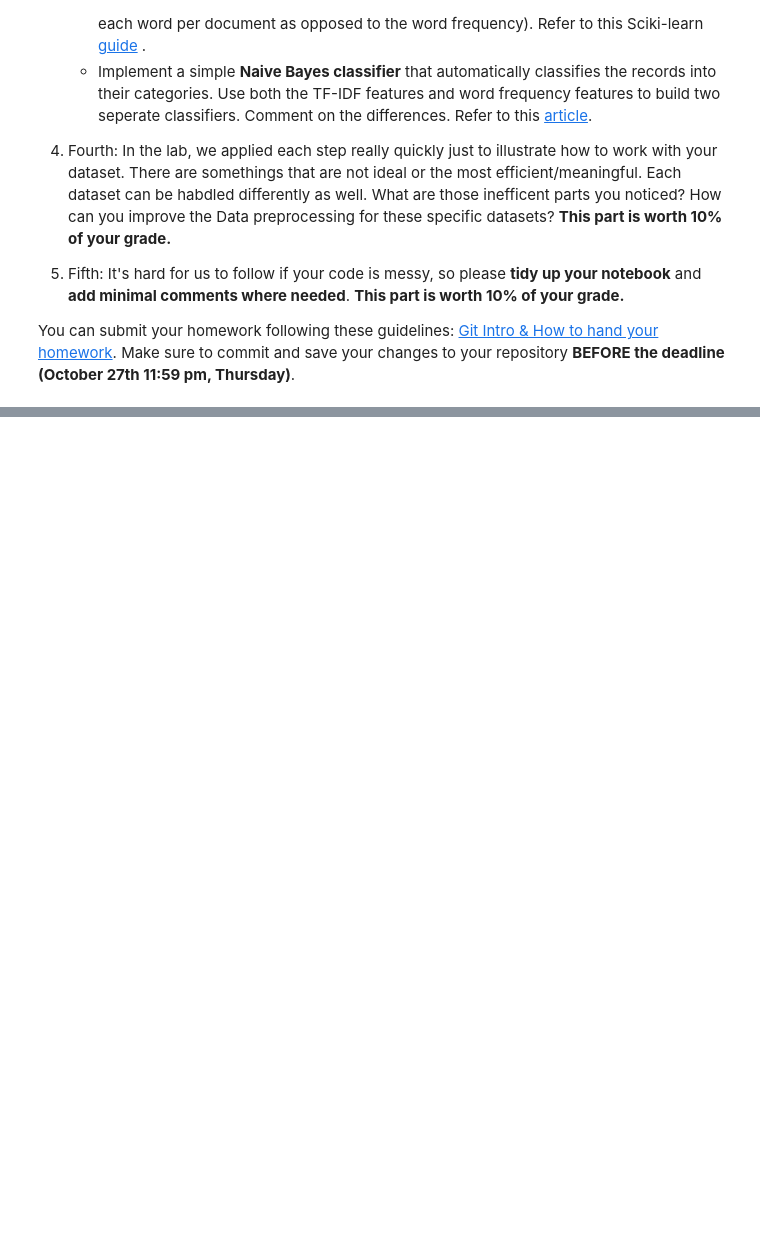
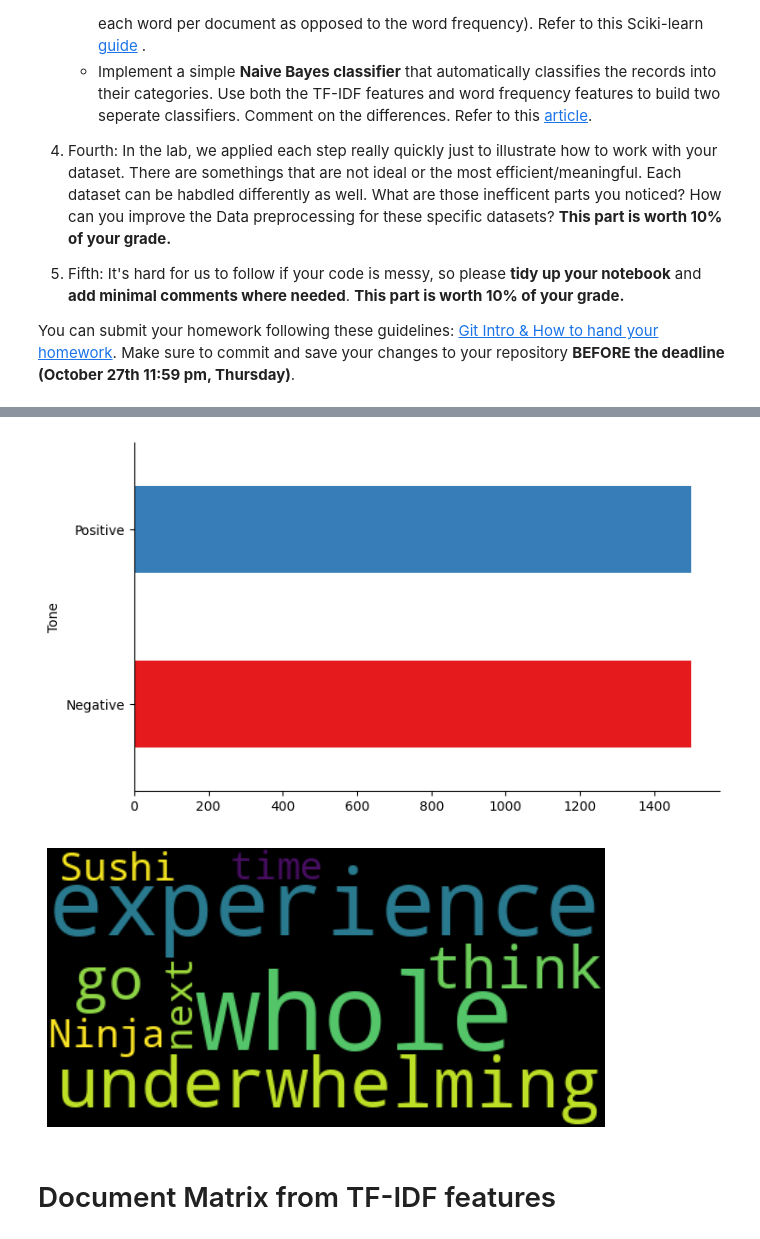
Before and after one commit to mjcast94/DM2023-Lab1-Master, a Jupyter notebook: Homework/DM2023-Lab1-Homework.ipynb, the cells around one changed output, grey strips where cells are left out. Saved outputs shown, nothing was run; the diff lists cells and outputs as text; code cells hidden in the pictures; blank space fills up the shorter version.

```diff
--- a/Homework/DM2023-Lab1-Homework.ipynb
+++ b/Homework/DM2023-Lab1-Homework.ipynb
@@ -272,0 +465,19 @@ plt.show()
+# %%
+#Exercise 15 - Answer here
+
+#data
+term_frequencies = []
+#print(X_counts.shape[1])
+i = 1
+while i < 11:
+  for j in range(0,X_counts.shape[1]):
+    term_frequencies.append(sum(X_counts[:i,j].toarray()))
+  i += 1
+term_frequencies = np.asarray(X_counts.sum(axis=0))[0]
+
+#import plotly.express as px
+
+tf = { 'X': term_frequencies[:100],
+      'Y':count_vect.get_feature_names_out()[:100]}
+fig = px.line(tf, x="X", y="Y", title="Long Tail")
+fig.show()
@@ -272,0 +578,33 @@ plt.show()
+# %%
+#import library for graph
+import matplotlib.pyplot as plt
+import seaborn as sns
+
+
+#verify if there is any missing value
+A2.isnull().apply(lambda x: dmh.check_missing_values(x))
+
+#Graph for total of positive and negative reviews
+A2.groupby(*['Tone']).size().plot(kind = 'barh',
+                                  color=sns.palettes.mpl_palette('Set1'),
+                                  figsize=(8,4.8))
+plt.gca().spines[['top','right',]].set_visible(False)
+plt.show()
+
+
+#graph from helper functin - for fun
+from wordcloud import WordCloud
+def plot_word_cloud(text):
+    """ Generate word cloud given some input text doc """
+    word_cloud = WordCloud().generate(text)
+    plt.figure(figsize=(8,6), dpi=90)
+    plt.imshow(word_cloud, interpolation='bilinear')
+    plt.axis("off")
+    plt.show()
+
+plot_word_cloud(A2.Review[2998])
+# %% [output]
+[figure, added]
+[figure, added]
+# %% [markdown]
+# Document Matrix from TF-IDF features
```
Also changed, not shown: parts of 36 cells of this notebook.
